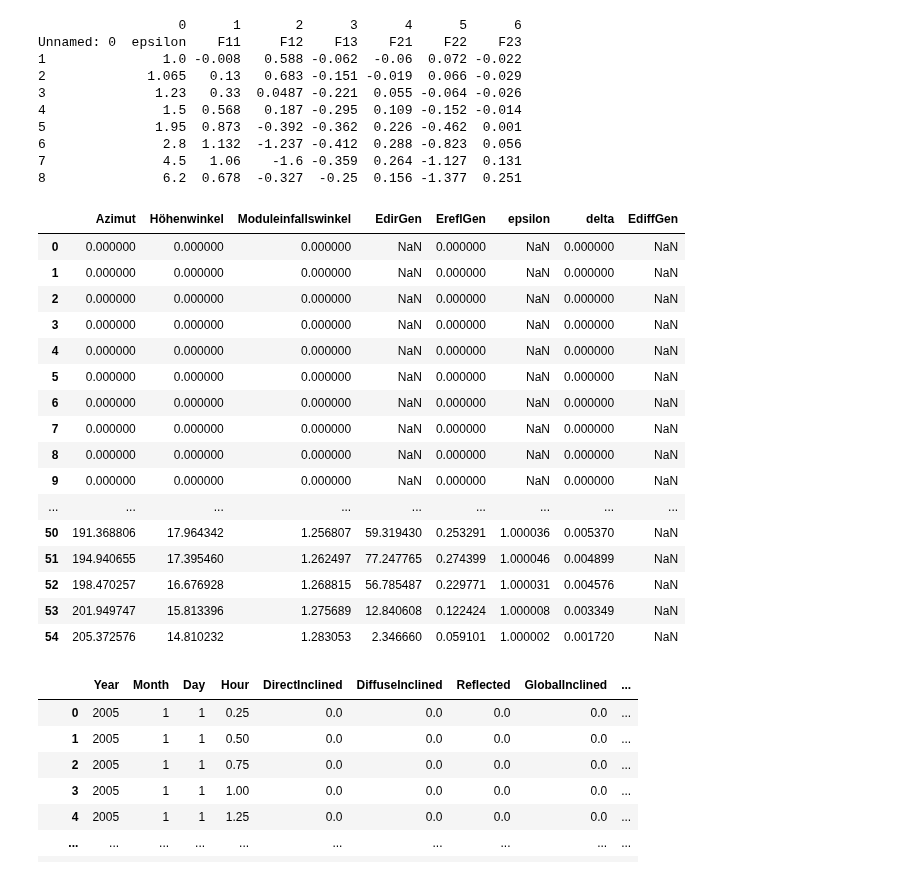
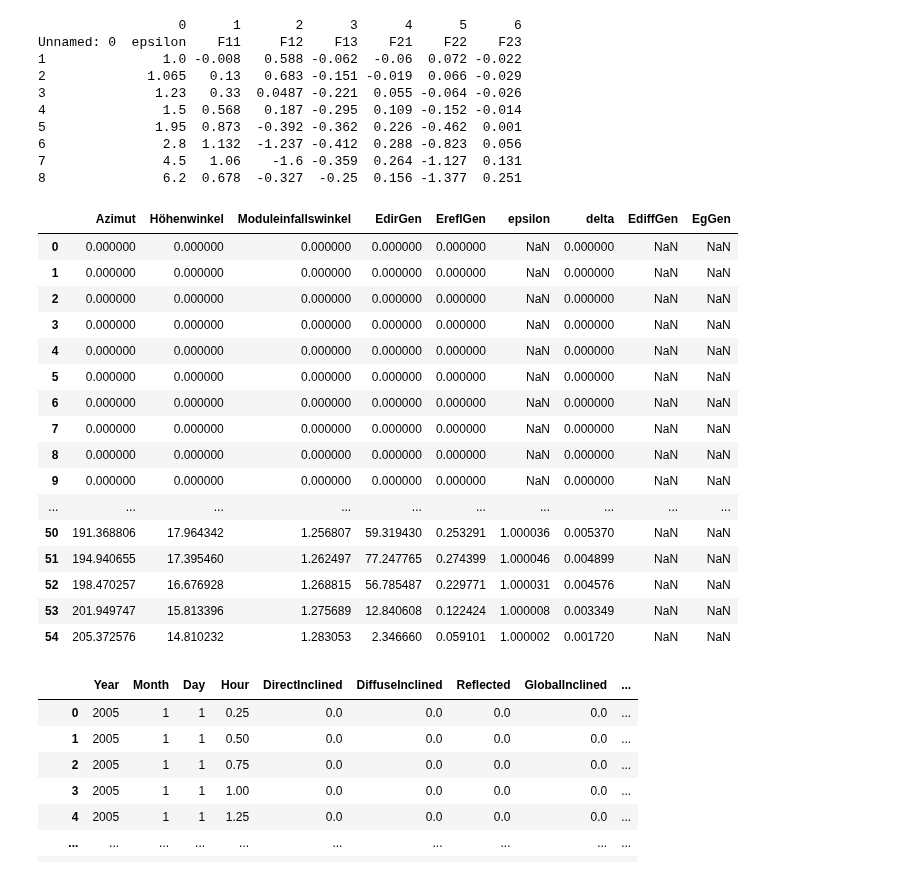
Before and after one commit to AhmedAkhi/1.UE_FV, a Jupyter notebook: UE1_Gruppe2.ipynb, the cells around one changed output. Saved outputs shown, nothing was run; the diff lists cells and outputs as text; code cells hidden in the pictures.

```diff
--- a/UE1_Gruppe2.ipynb
+++ b/UE1_Gruppe2.ipynb
@@ -276,47 +276,52 @@ Unnamed: 0  epsilon    F11     F12    F13    F21    F22    F23
 # %%
 dfSonnenstand.loc[dfSonnenstand["Höhenwinkel"] < 5] = 0
 dfSonnenstand["hilfsspalte"] = np.cos(np.radians(dfSonnenstand["Moduleinfallswinkel"]))/np.sin(np.radians(dfSonnenstand["Höhenwinkel"]))
 dfSonnenstand["hilfsspalte"].clip(lower=0) #ersetzt den max-Operator in der Formel
 dfSonnenstand["EdirGen"] = dfStrahlung["DirectHoriz"]*np.cos(np.radians(dfSonnenstand["Moduleinfallswinkel"]))/np.sin(np.radians(dfSonnenstand["Höhenwinkel"])) # falsch, da max Operator fehlt
 dfSonnenstand = dfSonnenstand.drop(["hilfsspalte"], axis=1)
-dfSonnenstand
+dfSonnenstand = dfSonnenstand.fillna(0)
 
 dfSonnenstand["EreflGen"] = dfStrahlung["GlobalHoriz"]*A*(1/2)*(1-np.cos(np.radians(pv_hoehenwinkel)))
 
 
 
 
 dfSonnenstand["hilfsspalte_a"] = np.cos(np.radians(dfSonnenstand["Moduleinfallswinkel"]))
 dfSonnenstand["hilfsspalte_a"].clip(lower=0)
 dfSonnenstand["hilfsspalte_b"] = np.sin(np.radians(dfSonnenstand["Höhenwinkel"]))
 dfSonnenstand["hilfsspalte_b"].clip(lower=0.087)
 dfSonnenstand["epsilon"] = ((dfStrahlung["DiffusHoriz"]+dfStrahlung["DirectHoriz"]*np.degrees(np.arcsin(np.radians(dfSonnenstand["Höhenwinkel"]))))/dfStrahlung["DiffusHoriz"]+kappa*(90-dfSonnenstand["Höhenwinkel"])**3)/(1+kappa*(90-dfSonnenstand["Höhenwinkel"])**3)
 dfSonnenstand["delta"] = dfStrahlung['DiffusHoriz']/((1/np.sin(np.radians(dfSonnenstand['Höhenwinkel']))*E_0))
 dfSonnenstand["EdiffGen"] = dfStrahlung["DiffusHoriz"]*(
     (1+np.cos(np.radians(pv_hoehenwinkel)))/2*(1-F1(dfSonnenstand['epsilon'],dfSonnenstand["delta"], dfSonnenstand["Höhenwinkel"])
     +(dfSonnenstand["hilfsspalte_a"]/dfSonnenstand["hilfsspalte_b"])*F1(dfSonnenstand['epsilon'],dfSonnenstand["delta"], dfSonnenstand["Höhenwinkel"]+
     F2(dfSonnenstand['epsilon'],dfSonnenstand["delta"], dfSonnenstand["Höhenwinkel"]*np.sin(np.radians(pv_hoehenwinkel))))))
 dfSonnenstand = dfSonnenstand.drop(["hilfsspalte_a"], axis=1)
 dfSonnenstand = dfSonnenstand.drop(["hilfsspalte_b"], axis=1)
+
+
+dfSonnenstand["EgGen"] = dfSonnenstand["EdirGen"]+dfSonnenstand["EdiffGen"]+dfSonnenstand["EreflGen"]
+dfEnergie = pd.DataFrame(dfSonnenstand['EgGen']*A*Modulwirkungsgrad*SonstigeVerluste)
 dfSonnenstand[0:55]
+#dfEnergie[20:50]
 # %% [output]
-|  | Azimut | Höhenwinkel | Moduleinfallswinkel | EdirGen | EreflGen | epsilon | delta | EdiffGen |
-| 0 | 0.000000 | 0.000000 | 0.000000 | NaN | 0.000000 | NaN | 0.000000 | NaN |
-| 1 | 0.000000 | 0.000000 | 0.000000 | NaN | 0.000000 | NaN | 0.000000 | NaN |
-| 2 | 0.000000 | 0.000000 | 0.000000 | NaN | 0.000000 | NaN | 0.000000 | NaN |
-| 3 | 0.000000 | 0.000000 | 0.000000 | NaN | 0.000000 | NaN | 0.000000 | NaN |
-| 4 | 0.000000 | 0.000000 | 0.000000 | NaN | 0.000000 | NaN | 0.000000 | NaN |
-| 5 | 0.000000 | 0.000000 | 0.000000 | NaN | 0.000000 | NaN | 0.000000 | NaN |
-| 6 | 0.000000 | 0.000000 | 0.000000 | NaN | 0.000000 | NaN | 0.000000 | NaN |
-| 7 | 0.000000 | 0.000000 | 0.000000 | NaN | 0.000000 | NaN | 0.000000 | NaN |
-| 8 | 0.000000 | 0.000000 | 0.000000 | NaN | 0.000000 | NaN | 0.000000 | NaN |
-| 9 | 0.000000 | 0.000000 | 0.000000 | NaN | 0.000000 | NaN | 0.000000 | NaN |
-| ... | ... | ... | ... | ... | ... | ... | ... | ... |
-| 50 | 191.368806 | 17.964342 | 1.256807 | 59.319430 | 0.253291 | 1.000036 | 0.005370 | NaN |
-| 51 | 194.940655 | 17.395460 | 1.262497 | 77.247765 | 0.274399 | 1.000046 | 0.004899 | NaN |
-| 52 | 198.470257 | 16.676928 | 1.268815 | 56.785487 | 0.229771 | 1.000031 | 0.004576 | NaN |
-| 53 | 201.949747 | 15.813396 | 1.275689 | 12.840608 | 0.122424 | 1.000008 | 0.003349 | NaN |
-| 54 | 205.372576 | 14.810232 | 1.283053 | 2.346660 | 0.059101 | 1.000002 | 0.001720 | NaN |
+|  | Azimut | Höhenwinkel | Moduleinfallswinkel | EdirGen | EreflGen | epsilon | delta | EdiffGen | EgGen |
+| 0 | 0.000000 | 0.000000 | 0.000000 | 0.000000 | 0.000000 | NaN | 0.000000 | NaN | NaN |
+| 1 | 0.000000 | 0.000000 | 0.000000 | 0.000000 | 0.000000 | NaN | 0.000000 | NaN | NaN |
+| 2 | 0.000000 | 0.000000 | 0.000000 | 0.000000 | 0.000000 | NaN | 0.000000 | NaN | NaN |
+| 3 | 0.000000 | 0.000000 | 0.000000 | 0.000000 | 0.000000 | NaN | 0.000000 | NaN | NaN |
+| 4 | 0.000000 | 0.000000 | 0.000000 | 0.000000 | 0.000000 | NaN | 0.000000 | NaN | NaN |
+| 5 | 0.000000 | 0.000000 | 0.000000 | 0.000000 | 0.000000 | NaN | 0.000000 | NaN | NaN |
+| 6 | 0.000000 | 0.000000 | 0.000000 | 0.000000 | 0.000000 | NaN | 0.000000 | NaN | NaN |
+| 7 | 0.000000 | 0.000000 | 0.000000 | 0.000000 | 0.000000 | NaN | 0.000000 | NaN | NaN |
+| 8 | 0.000000 | 0.000000 | 0.000000 | 0.000000 | 0.000000 | NaN | 0.000000 | NaN | NaN |
+| 9 | 0.000000 | 0.000000 | 0.000000 | 0.000000 | 0.000000 | NaN | 0.000000 | NaN | NaN |
+| ... | ... | ... | ... | ... | ... | ... | ... | ... | ... |
+| 50 | 191.368806 | 17.964342 | 1.256807 | 59.319430 | 0.253291 | 1.000036 | 0.005370 | NaN | NaN |
+| 51 | 194.940655 | 17.395460 | 1.262497 | 77.247765 | 0.274399 | 1.000046 | 0.004899 | NaN | NaN |
+| 52 | 198.470257 | 16.676928 | 1.268815 | 56.785487 | 0.229771 | 1.000031 | 0.004576 | NaN | NaN |
+| 53 | 201.949747 | 15.813396 | 1.275689 | 12.840608 | 0.122424 | 1.000008 | 0.003349 | NaN | NaN |
+| 54 | 205.372576 | 14.810232 | 1.283053 | 2.346660 | 0.059101 | 1.000002 | 0.001720 | NaN | NaN |
 # %%
 def Zeitgleichung(delta, rho, n, mez, laengengrad, breitengrad):
     """
```
